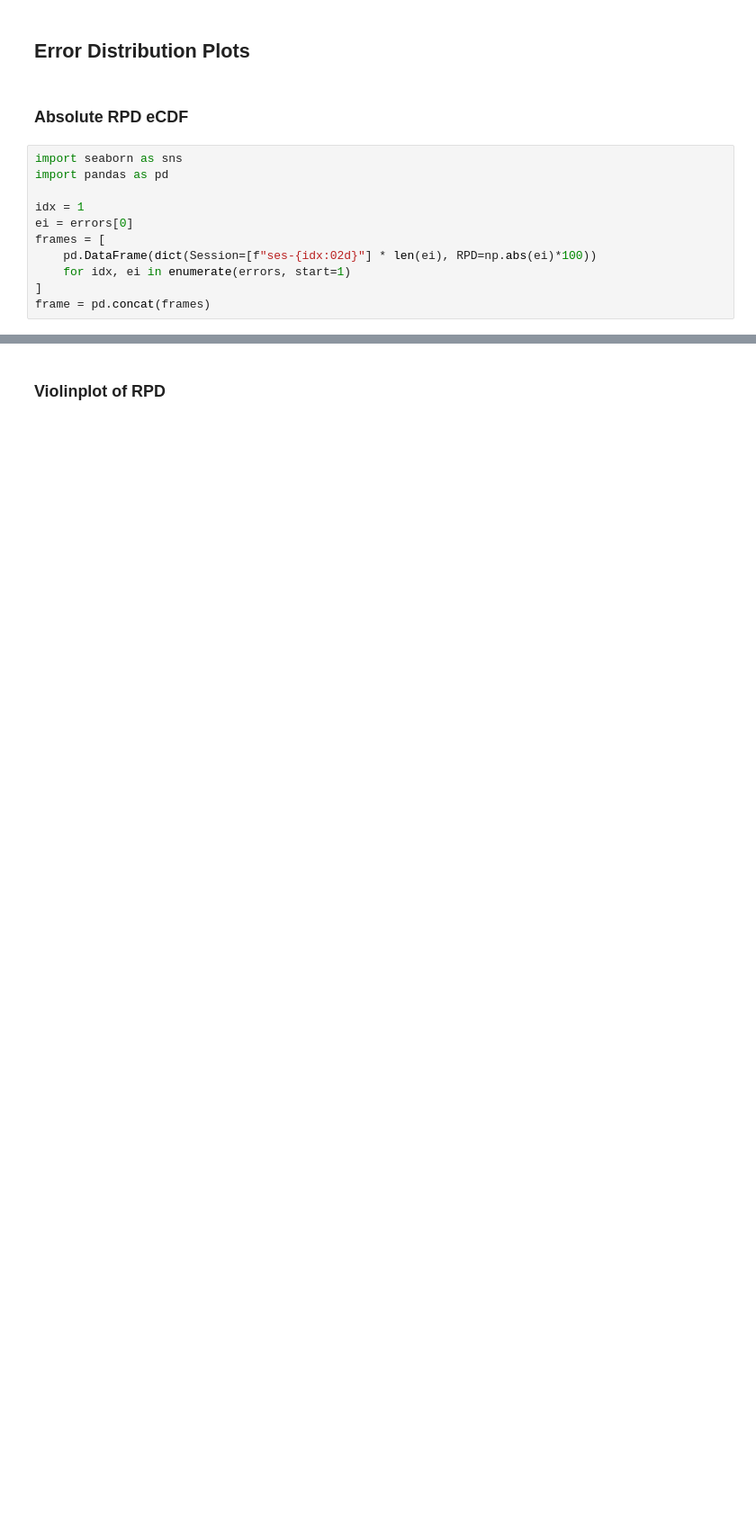
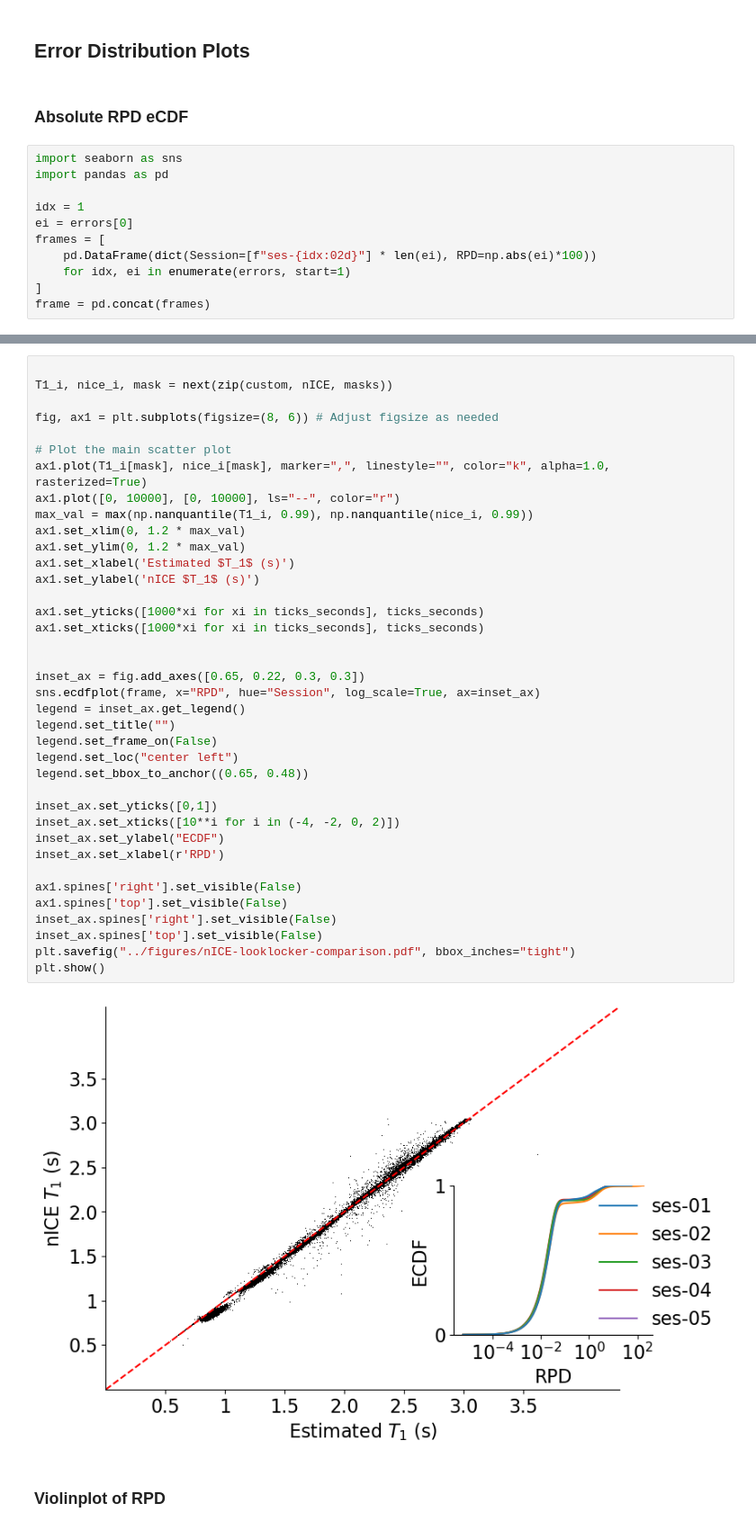
Before and after one commit to jorgenriseth/gonzo, a Jupyter notebook: docs/comparison-t1map-looklocker-nICE.ipynb, the cells around one changed output, grey strips where cells are left out. Shown at 90% size. Cells and saved outputs as stored; diff of their text form; blank space fills up the shorter version.

```diff
--- a/docs/comparison-t1map-looklocker-nICE.ipynb
+++ b/docs/comparison-t1map-looklocker-nICE.ipynb
@@ -122,3 +119,43 @@ plt.show()
+# %%
+
+T1_i, nice_i, mask = next(zip(custom, nICE, masks))
+
+fig, ax1 = plt.subplots(figsize=(8, 6)) # Adjust figsize as needed
+
+# Plot the main scatter plot
+ax1.plot(T1_i[mask], nice_i[mask], marker=",", linestyle="", color="k", alpha=1.0, rasterized=True)
+ax1.plot([0, 10000], [0, 10000], ls="--", color="r")
+max_val = max(np.nanquantile(T1_i, 0.99), np.nanquantile(nice_i, 0.99))
+ax1.set_xlim(0, 1.2 * max_val)
+ax1.set_ylim(0, 1.2 * max_val)
+ax1.set_xlabel('Estimated $T_1$ (s)')
+ax1.set_ylabel('nICE $T_1$ (s)')
+
+ax1.set_yticks([1000*xi for xi in ticks_seconds], ticks_seconds)
+ax1.set_xticks([1000*xi for xi in ticks_seconds], ticks_seconds)
+
+
+inset_ax = fig.add_axes([0.65, 0.22, 0.3, 0.3])
+sns.ecdfplot(frame, x="RPD", hue="Session", log_scale=True, ax=inset_ax)
+legend = inset_ax.get_legend()
+legend.set_title("")
+legend.set_frame_on(False)
+legend.set_loc("center left")
+legend.set_bbox_to_anchor((0.65, 0.48))
+
+inset_ax.set_yticks([0,1])
+inset_ax.set_xticks([10**i for i in (-4, -2, 0, 2)])
+inset_ax.set_ylabel("ECDF")
+inset_ax.set_xlabel(r'RPD')
+
+ax1.spines['right'].set_visible(False)
+ax1.spines['top'].set_visible(False)
+inset_ax.spines['right'].set_visible(False)
+inset_ax.spines['top'].set_visible(False)
+plt.savefig("../figures/nICE-looklocker-comparison.pdf", bbox_inches="tight")
+plt.show()
+# %% [output]
+[figure, added]
 # %% [markdown]
 ### Violinplot of RPD
 # %%
```
Also changed, not shown: parts of 8 cells of this notebook, 7 other files.
